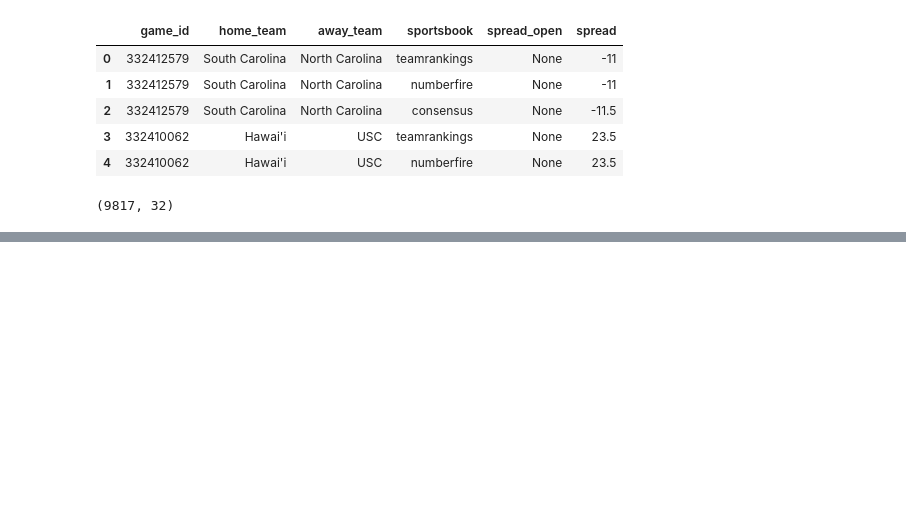
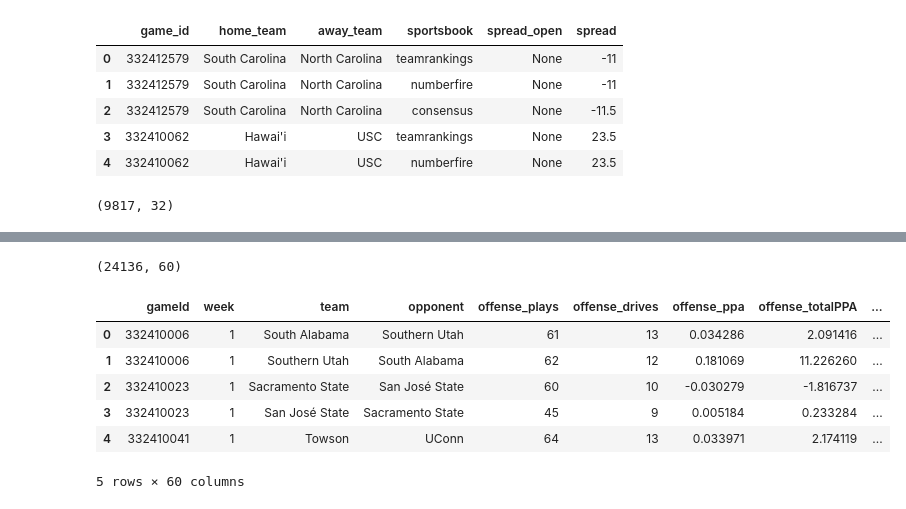
Before and after one commit to qwe740/BettingModels, a Jupyter notebook: cfb_model_dev.ipynb, the cells around one changed output, grey strips where cells are left out. Cells and saved outputs as stored; diff of their text form; code cells hidden in the pictures; blank space fills up the shorter version.

Commit message:
complete initial data pull

```diff
--- a/cfb_model_dev.ipynb
+++ b/cfb_model_dev.ipynb
@@ -147,0 +165,40 @@ advanced_stats_df.head()  # Check the data
+# %%
+# Flatten the nested JSON
+flat_stats = []
+for game in advanced_stats_data:
+    row = {
+        'gameId': game['gameId'],
+        'week': game['week'],
+        'team': game['team'],
+        'opponent': game['opponent']
+    }
+    # Flatten top-level offense stats
+    for key, value in game['offense'].items():
+        if isinstance(value, dict):  # Subkeys like standardDowns
+            for subkey, subvalue in value.items():
+                row[f'offense_{key}_{subkey}'] = subvalue
+        else:
+            row[f'offense_{key}'] = value
+    # Flatten top-level defense stats
+    for key, value in game['defense'].items():
+        if isinstance(value, dict):  # Subkeys like passingPlays
+            for subkey, subvalue in value.items():
+                row[f'defense_{key}_{subkey}'] = subvalue
+        else:
+            row[f'defense_{key}'] = value
+    flat_stats.append(row)
+
+
+# Create DataFrame
+advanced_stats_df = pd.DataFrame(flat_stats)
+print(advanced_stats_df.shape)
+advanced_stats_df.head()  # Check the data
+# %% [output]
+(24136, 60)
+|  | gameId | week | team | opponent | offense_plays | offense_drives | offense_ppa | offense_totalPPA | ... |
+| 0 | 332410006 | 1 | South Alabama | Southern Utah | 61 | 13 | 0.034286 | 2.091416 | ... |
+| 1 | 332410006 | 1 | Southern Utah | South Alabama | 62 | 12 | 0.181069 | 11.226260 | ... |
+| 2 | 332410023 | 1 | Sacramento State | San José State | 60 | 10 | -0.030279 | -1.816737 | ... |
+| 3 | 332410023 | 1 | San José State | Sacramento State | 45 | 9 | 0.005184 | 0.233284 | ... |
+| 4 | 332410041 | 1 | Towson | UConn | 64 | 13 | 0.033971 | 2.174119 | ... |
+5 rows × 60 columns
```
Also changed, not shown: parts of 6 cells of this notebook.
